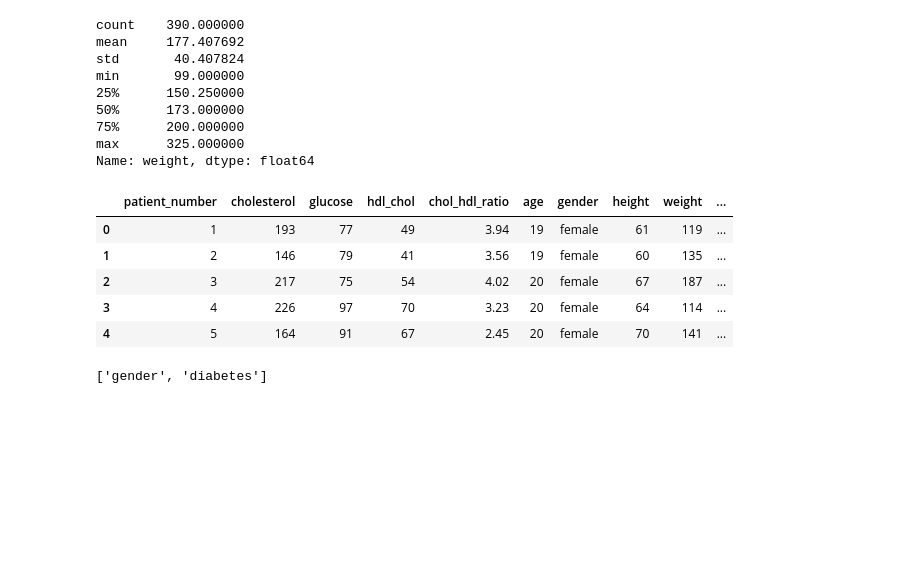
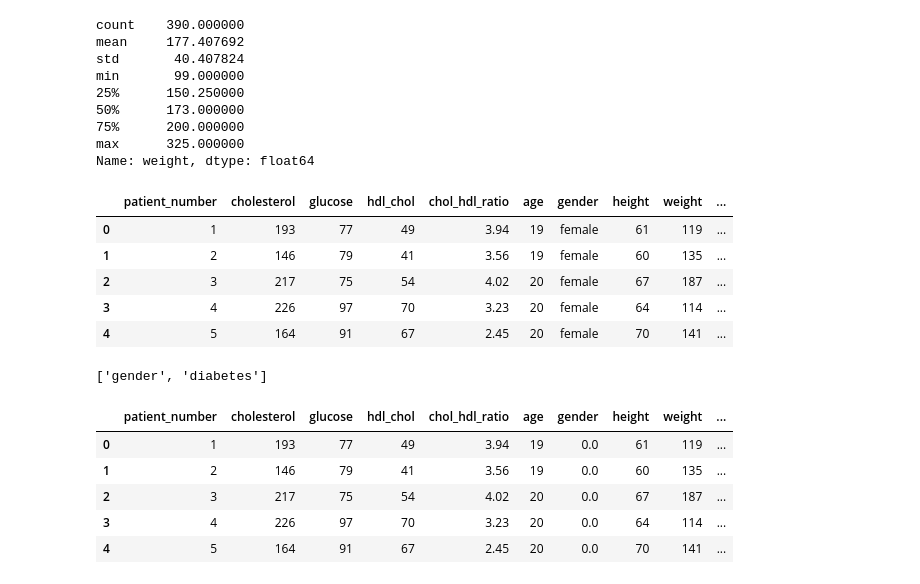
Before and after one commit to dev-tyta/DTA, a Jupyter notebook: models/model.ipynb, the cells around one changed output. Saved outputs shown, nothing was run; the diff lists cells and outputs as text; code cells hidden in the pictures; blank space fills up the shorter version.

```diff
--- a/models/model.ipynb
+++ b/models/model.ipynb
@@ -131,3 +133,15 @@ obj_col= list(s[s].index)
 obj_col
 # %% [output]
 ['gender', 'diabetes']
+# %%
+ord = OrdinalEncoder()
+dia[obj_col] = ord.fit_transform(dia[obj_col])
+# %%
+dia.head()
+# %% [output]
+|  | patient_number | cholesterol | glucose | hdl_chol | chol_hdl_ratio | age | gender | height | weight | ... |
+| 0 | 1 | 193 | 77 | 49 | 3.94 | 19 | 0.0 | 61 | 119 | ... |
+| 1 | 2 | 146 | 79 | 41 | 3.56 | 19 | 0.0 | 60 | 135 | ... |
+| 2 | 3 | 217 | 75 | 54 | 4.02 | 20 | 0.0 | 67 | 187 | ... |
+| 3 | 4 | 226 | 97 | 70 | 3.23 | 20 | 0.0 | 64 | 114 | ... |
+| 4 | 5 | 164 | 91 | 67 | 2.45 | 20 | 0.0 | 70 | 141 | ... |
```
Also changed, not shown: parts of 4 cells of this notebook.
